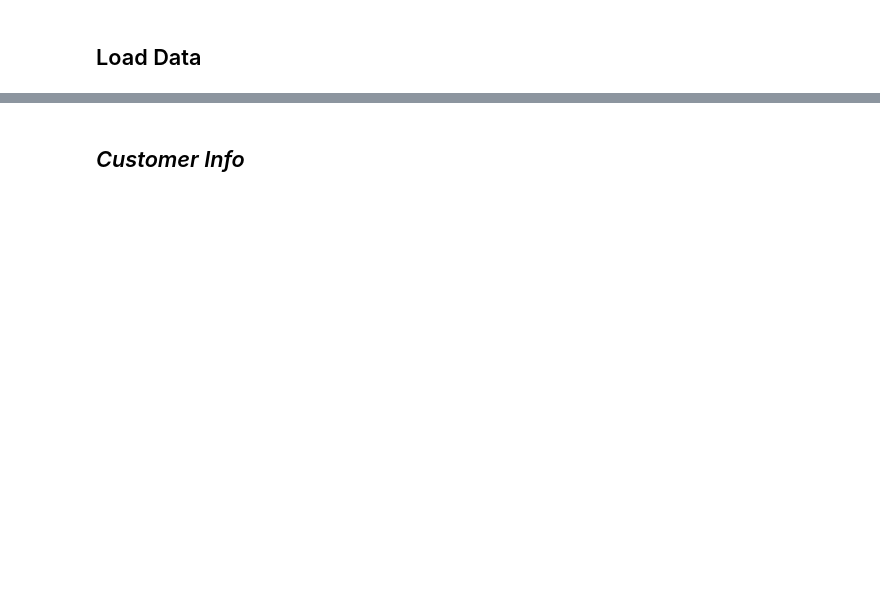
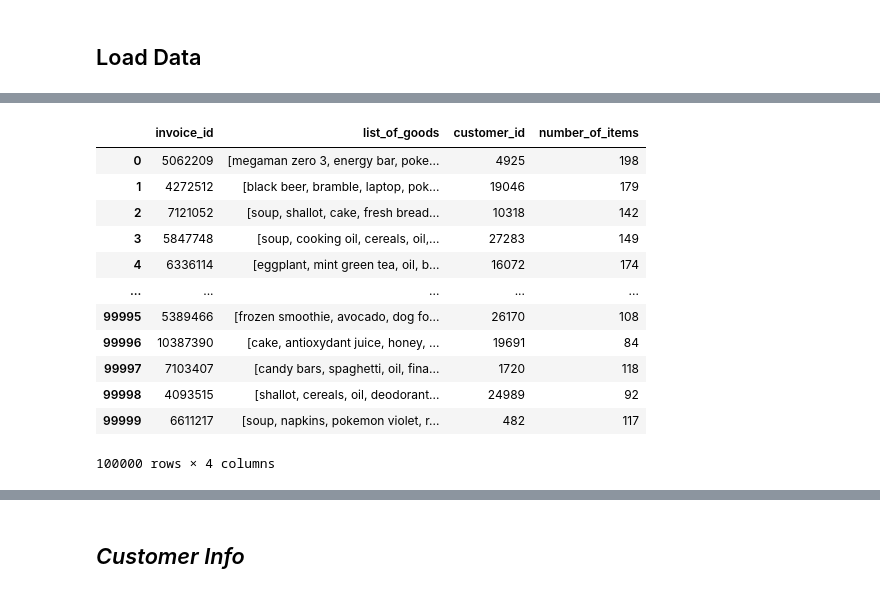
Before and after one commit to beatrizmarques2005/customer_segmentation, a Jupyter notebook: notebook_testing/preprocessing.ipynb, the cells around one changed output, grey strips where cells are left out. Saved outputs shown, nothing was run; the diff lists cells and outputs as text; code cells hidden in the pictures; blank space fills up the shorter version.

```diff
--- a/notebook_testing/preprocessing.ipynb
+++ b/notebook_testing/preprocessing.ipynb
@@ -22,0 +61,18 @@ customer_basket = load_dataset('../customer_basket.csv')
+# %%
+customer_basket, goods_summary = correct_customer_backet_format(customer_basket)
+# %%
+customer_basket
+# %% [output]
+|  | invoice_id | list_of_goods | customer_id | number_of_items |
+| 0 | 5062209 | [megaman zero 3, energy bar, poke... | 4925 | 198 |
+| 1 | 4272512 | [black beer, bramble, laptop, pok... | 19046 | 179 |
+| 2 | 7121052 | [soup, shallot, cake, fresh bread... | 10318 | 142 |
+| 3 | 5847748 | [soup, cooking oil, cereals, oil,... | 27283 | 149 |
+| 4 | 6336114 | [eggplant, mint green tea, oil, b... | 16072 | 174 |
+| ... | ... | ... | ... | ... |
+| 99995 | 5389466 | [frozen smoothie, avocado, dog fo... | 26170 | 108 |
+| 99996 | 10387390 | [cake, antioxydant juice, honey, ... | 19691 | 84 |
+| 99997 | 7103407 | [candy bars, spaghetti, oil, fina... | 1720 | 118 |
+| 99998 | 4093515 | [shallot, cereals, oil, deodorant... | 24989 | 92 |
+| 99999 | 6611217 | [soup, napkins, pokemon violet, r... | 482 | 117 |
+100000 rows × 4 columns
```
Also changed, not shown: parts of 12 cells of this notebook, 3 other files.
